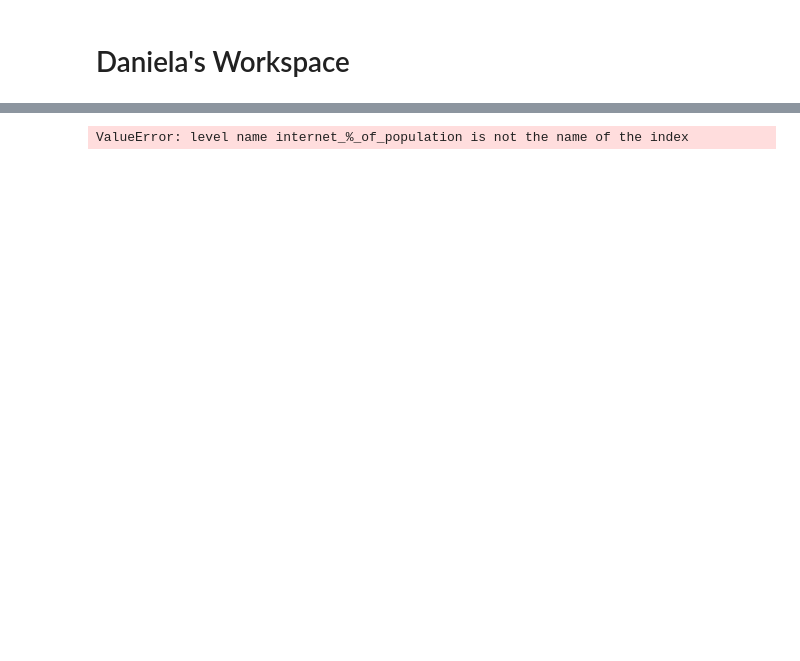
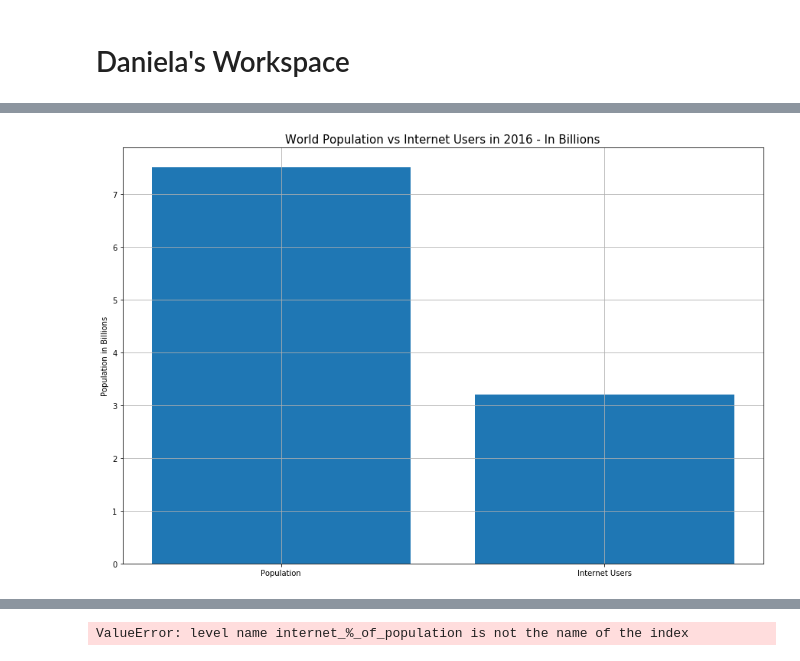
Before and after one commit to JoshuaFarmerATX/butterfly_effects_project, a Jupyter notebook: butterfly_effect-Claudia.ipynb, the cells around one changed output, grey strips where cells are left out. Cells and saved outputs as stored; diff of their text form; code cells hidden in the pictures; blank space fills up the shorter version.

```diff
--- a/butterfly_effect-Claudia.ipynb
+++ b/butterfly_effect-Claudia.ipynb
@@ -128,2 +113,25 @@ SyntaxError: invalid syntax (<ipython-input-18-979536260ffa>, line 3)
+# %%
+#Plot World Population vs Internet Users in 2016 (In Billions)
+world2 = merged_data.iloc[226]
+round_population = round(world2.population/1000000000,1)
+round_users = round(world2.internet_users/1000000000,1)
+data = {"Population": round_population, "Internet Users": round_users}
+names = list(data.keys())
+values = list(data.values())
+
+#Plot to show World Population vs Internet Users in 2016 - in Billions"
+fig, axs = plt.subplots(1, 1, figsize=(15, 10), sharey=False)
+axs.bar(names, values)
+plt.title("World Population vs Internet Users in 2016 - In Billions", fontsize=15)
+plt.xlabel('')
+plt.ylabel("Population in Billions")
+plt.grid()
+
+plt.savefig("Fig3.png")
+
+#Show Figure
+plt.show()
+# %% [output]
+[figure, added]
 # %%
 # Population versus Internet users by area
```
Also changed, not shown: parts of 6 cells of this notebook, 7 other files.
